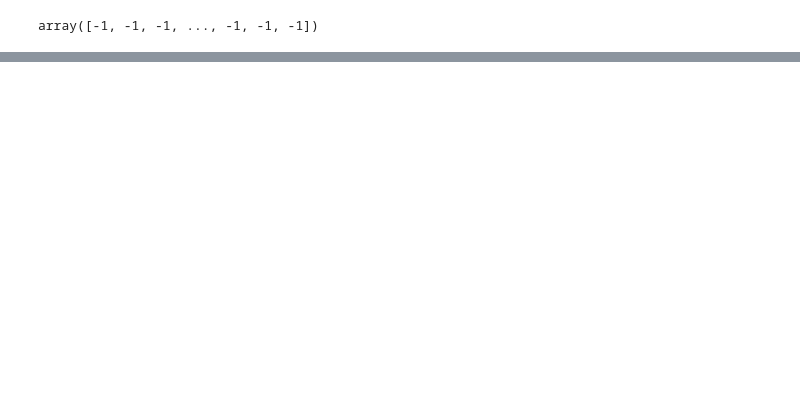
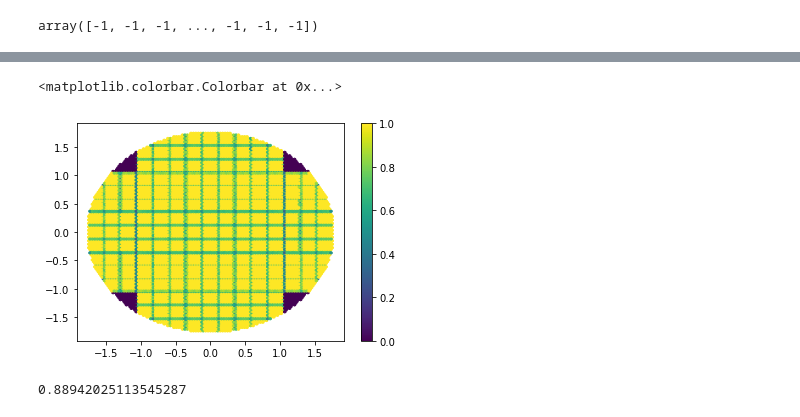
Before and after one commit to yoachim/ScratchStuff, a Jupyter notebook: maf_chips_on/check_footprint.ipynb, the cells around one changed output, grey strips where cells are left out. Cells and saved outputs as stored; diff of their text form; code cells hidden in the pictures; blank space fills up the shorter version.

```diff
--- a/maf_chips_on/check_footprint.ipynb
+++ b/maf_chips_on/check_footprint.ipynb
@@ -82,0 +82,13 @@ help()
+# %%
+radius = angularSeparation(0., 0., ra.ravel(), dec.ravel())
+# %%
+inner = np.where(radius < 1.75)[0]
+plt.hexbin(ra.ravel()[inner], dec.ravel()[inner], ack[inner])
+plt.colorbar()
+# %% [output]
+<matplotlib.colorbar.Colorbar at 0x...>
+[figure, added]
+# %%
+np.mean(ack[inner])
+# %% [output]
+0.88942025113545287
```
Also changed, not shown: parts of 6 cells of this notebook.
